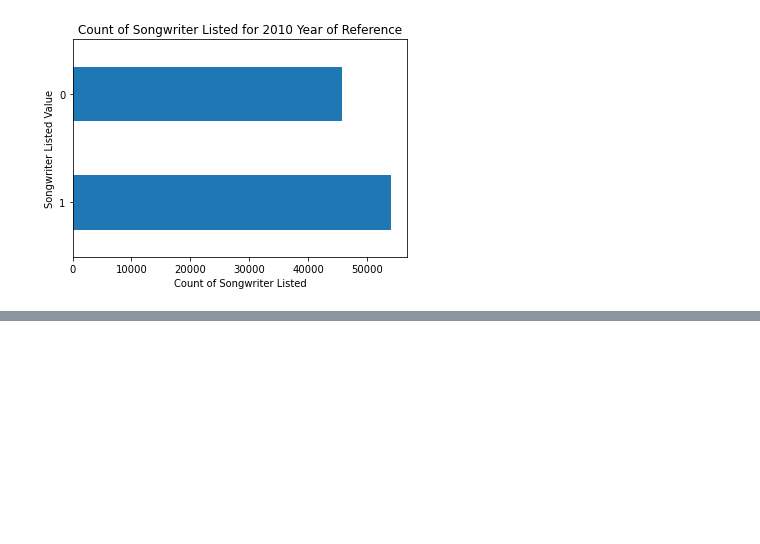
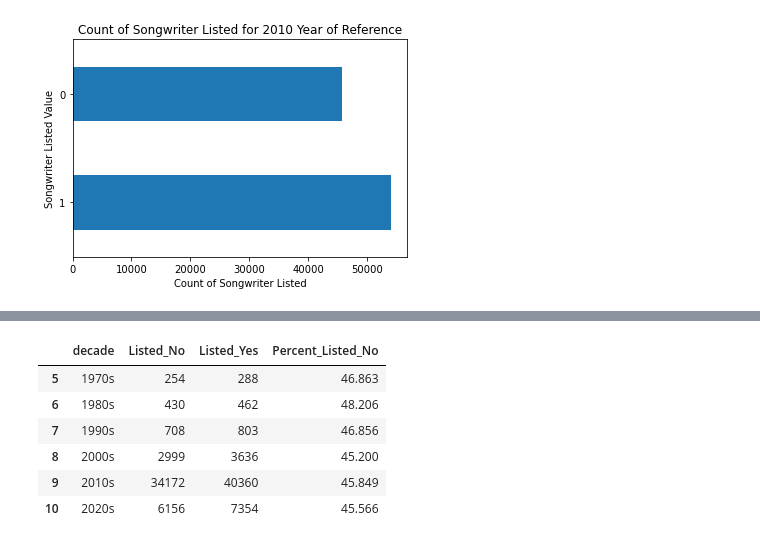
Before and after one commit to LJRollerII/mlc-project-napster, a Jupyter notebook: Notebooks/Napster_Final.ipynb, the cells around one changed output, grey strips where cells are left out. Saved outputs shown, nothing was run; the diff lists cells and outputs as text; code cells hidden in the pictures; blank space fills up the shorter version.

```diff
--- a/Notebooks/Napster_Final.ipynb
+++ b/Notebooks/Napster_Final.ipynb
@@ -629,0 +641,10 @@ plt.show()
+# %%
+writer_listed_sub.head(20)
+# %% [output]
+|  | decade | Listed_No | Listed_Yes | Percent_Listed_No |
+| 5 | 1970s | 254 | 288 | 46.863 |
+| 6 | 1980s | 430 | 462 | 48.206 |
+| 7 | 1990s | 708 | 803 | 46.856 |
+| 8 | 2000s | 2999 | 3636 | 45.200 |
+| 9 | 2010s | 34172 | 40360 | 45.849 |
+| 10 | 2020s | 6156 | 7354 | 45.566 |
```
Also changed, not shown: parts of 29 cells of this notebook, 9 other files.
